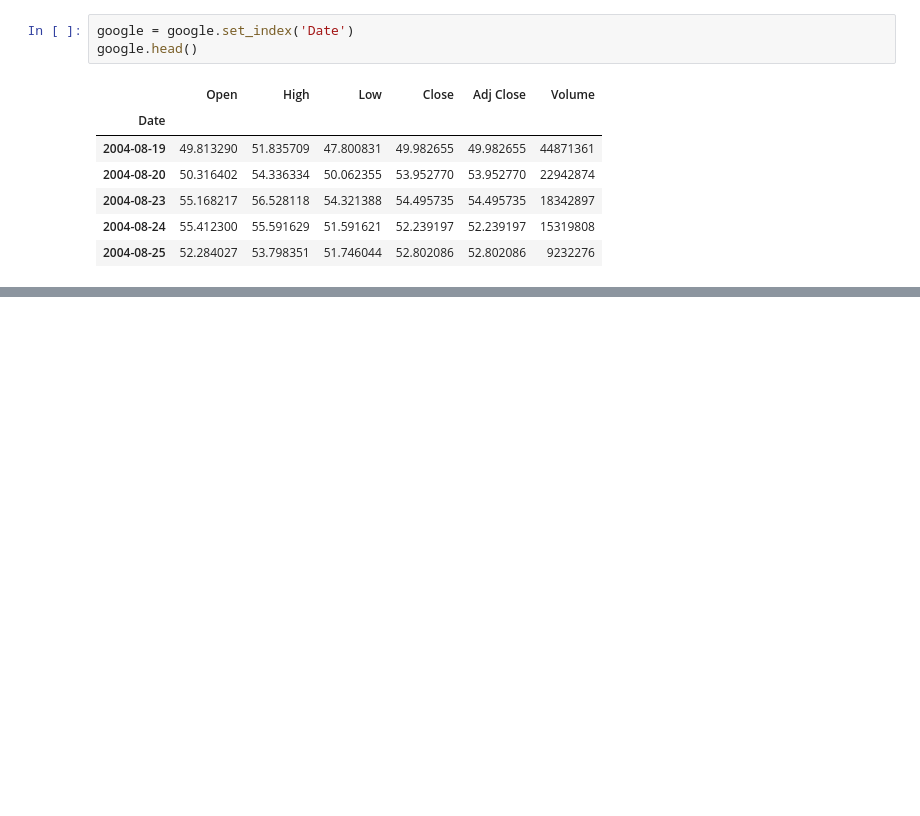
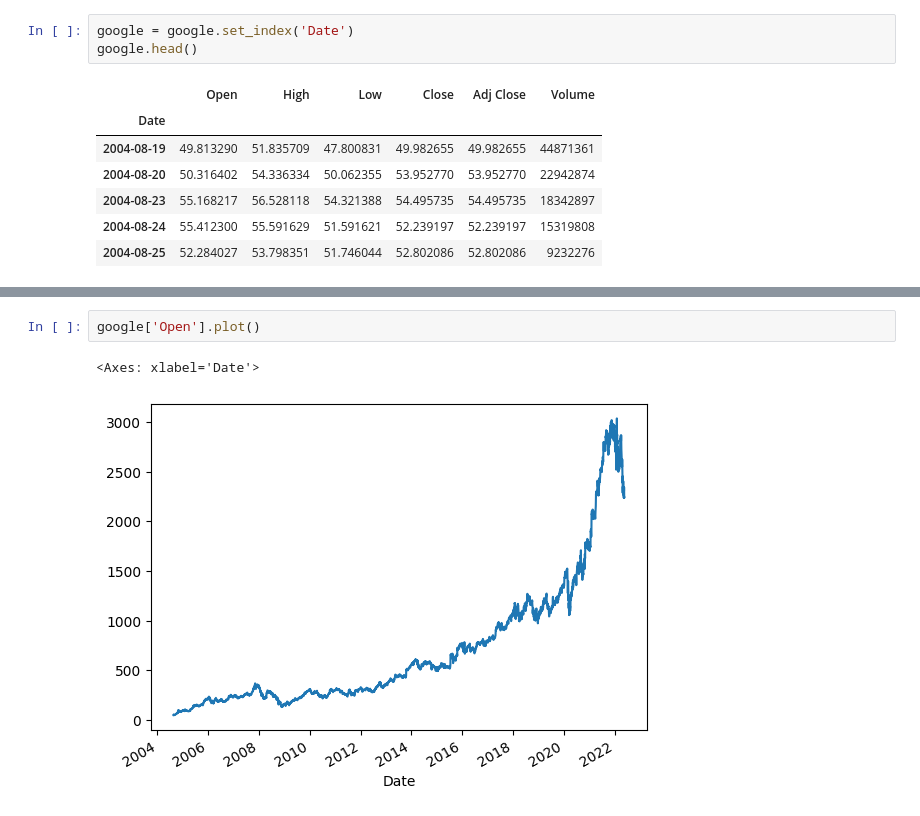
Before and after one commit to abhishekjha462000/data_science_final, a Jupyter notebook: W08_pandas_advanced_continued/07_pandas_case_study_time_series_analysis/my_notes.ipynb, the cells around one changed output, grey strips where cells are left out. Drawn from its saved outputs; the diff is of its cells as text; blank space fills up the shorter version.

```diff
--- a/W08_pandas_advanced_continued/07_pandas_case_study_time_series_analysis/my_notes.ipynb
+++ b/W08_pandas_advanced_continued/07_pandas_case_study_time_series_analysis/my_notes.ipynb
@@ -161,0 +338,5 @@ google.head()
+# %%
+google['Open'].plot()
+# %% [output]
+<Axes: xlabel='Date'>
+[figure, added]
```
Also changed, not shown: parts of 42 cells of this notebook.
